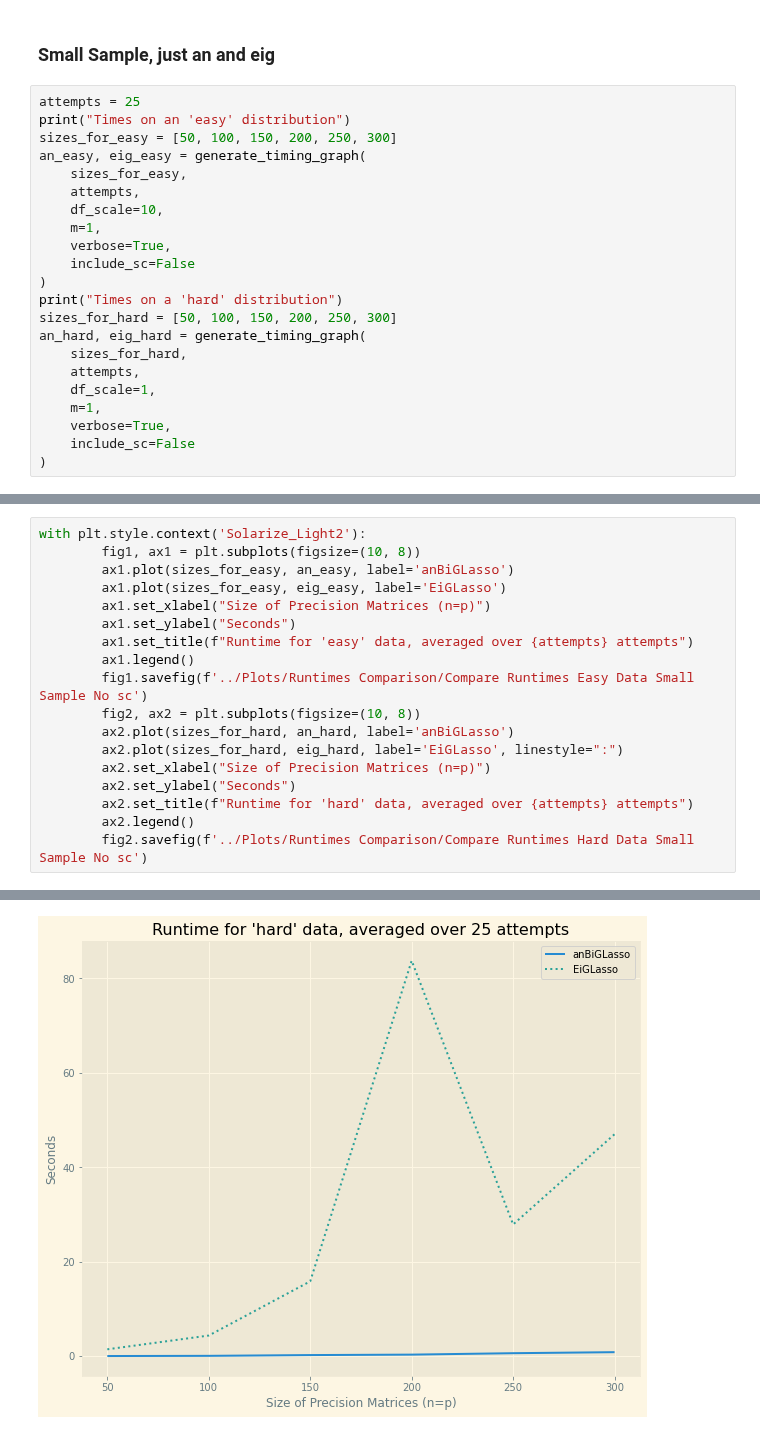
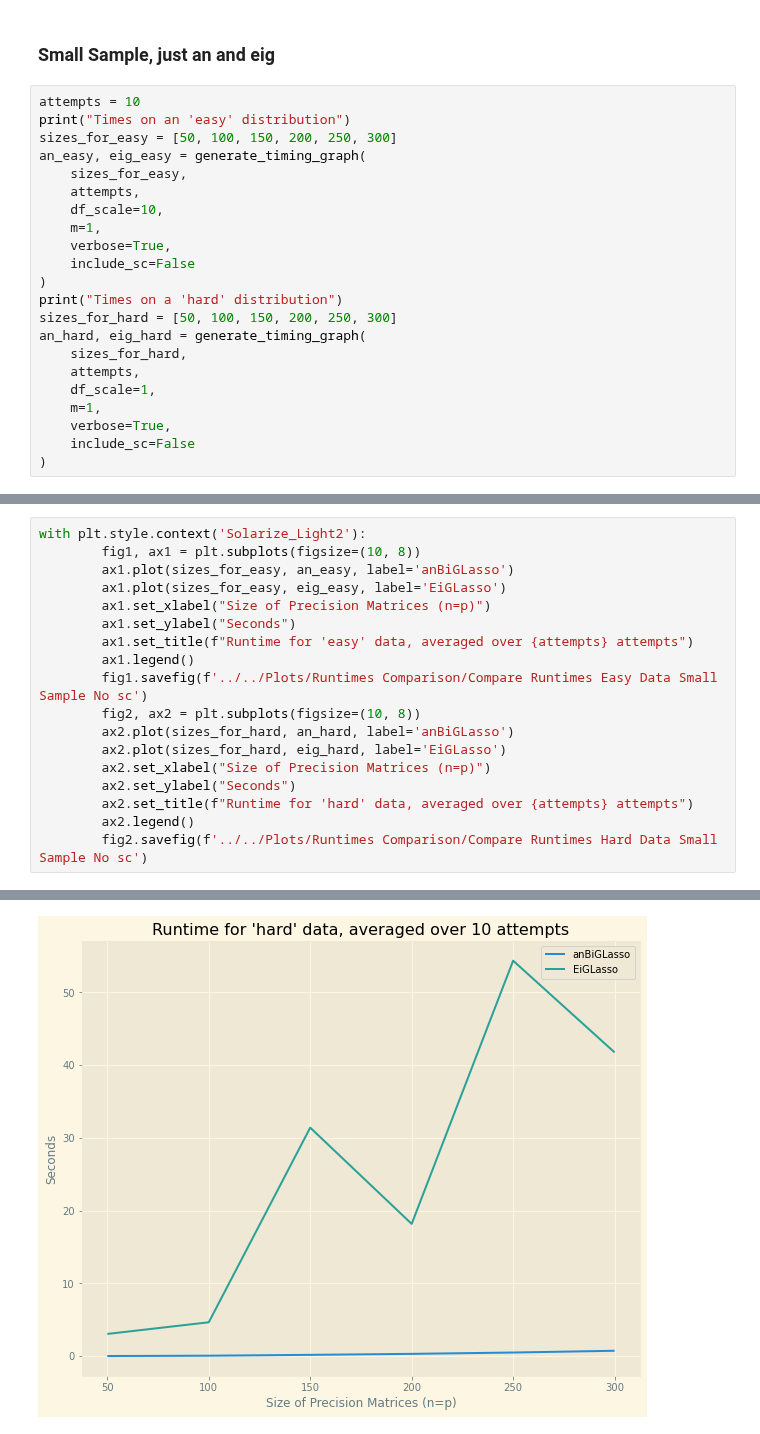
Before and after one commit to BaileyAndrew/antGLasso-Implementation, a Jupyter notebook: Python Implementation/Notebooks/compare_runtimes.ipynb, the cells around one changed output, grey strips where cells are left out. Drawn from its saved outputs; the diff is of its cells as text.

```diff
--- a/Python Implementation/Notebooks/compare_runtimes.ipynb
+++ b/Python Implementation/Notebooks/compare_runtimes.ipynb
@@ -264,7 +266,7 @@ with plt.style.context('Solarize_Light2'):
 # %% [markdown]
 ### Small Sample, just an and eig
 # %%
-attempts = 25
+attempts = 10
 print("Times on an 'easy' distribution")
 sizes_for_easy = [50, 100, 150, 200, 250, 300]
 an_easy, eig_easy = generate_timing_graph(
@@ -312,13 +314,13 @@ with plt.style.context('Solarize_Light2'):
         ax1.set_ylabel("Seconds")
         ax1.set_title(f"Runtime for 'easy' data, averaged over {attempts} attempts")
         ax1.legend()
-        fig1.savefig(f'../Plots/Runtimes Comparison/Compare Runtimes Easy Data Small Sample No sc')
+        fig1.savefig(f'../../Plots/Runtimes Comparison/Compare Runtimes Easy Data Small Sample No sc')
         fig2, ax2 = plt.subplots(figsize=(10, 8))
         ax2.plot(sizes_for_hard, an_hard, label='anBiGLasso')
-        ax2.plot(sizes_for_hard, eig_hard, label='EiGLasso', linestyle=":")
+        ax2.plot(sizes_for_hard, eig_hard, label='EiGLasso')
         ax2.set_xlabel("Size of Precision Matrices (n=p)")
         ax2.set_ylabel("Seconds")
         ax2.set_title(f"Runtime for 'hard' data, averaged over {attempts} attempts")
         ax2.legend()
-        fig2.savefig(f'../Plots/Runtimes Comparison/Compare Runtimes Hard Data Small Sample No sc')
+        fig2.savefig(f'../../Plots/Runtimes Comparison/Compare Runtimes Hard Data Small Sample No sc')
 # %% [output]
@@ -326 +328 @@ with plt.style.context('Solarize_Light2'):
-[figure, old version]
+[figure, new version]
```
Also changed, not shown: parts of 5 cells of this notebook, 7 other files.
